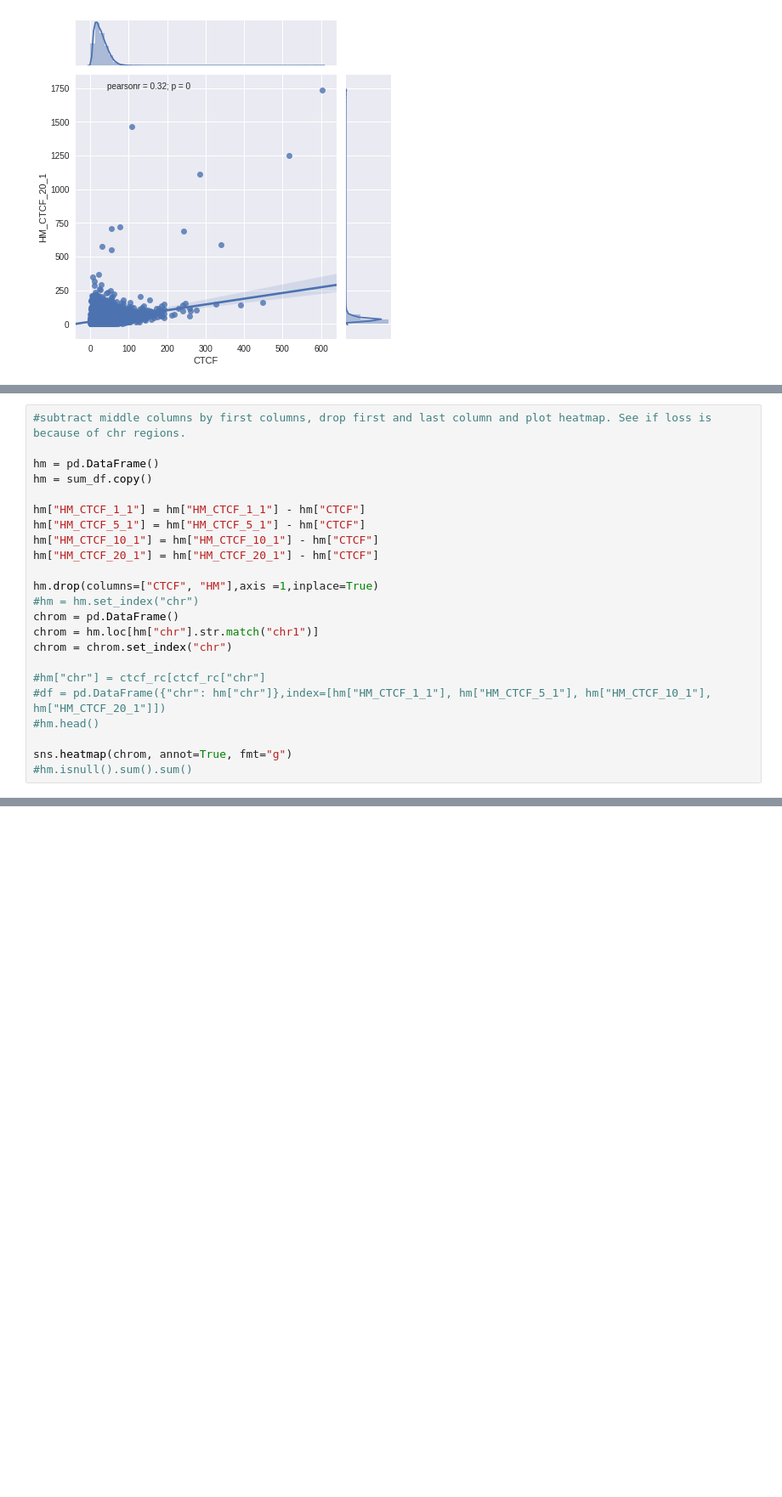
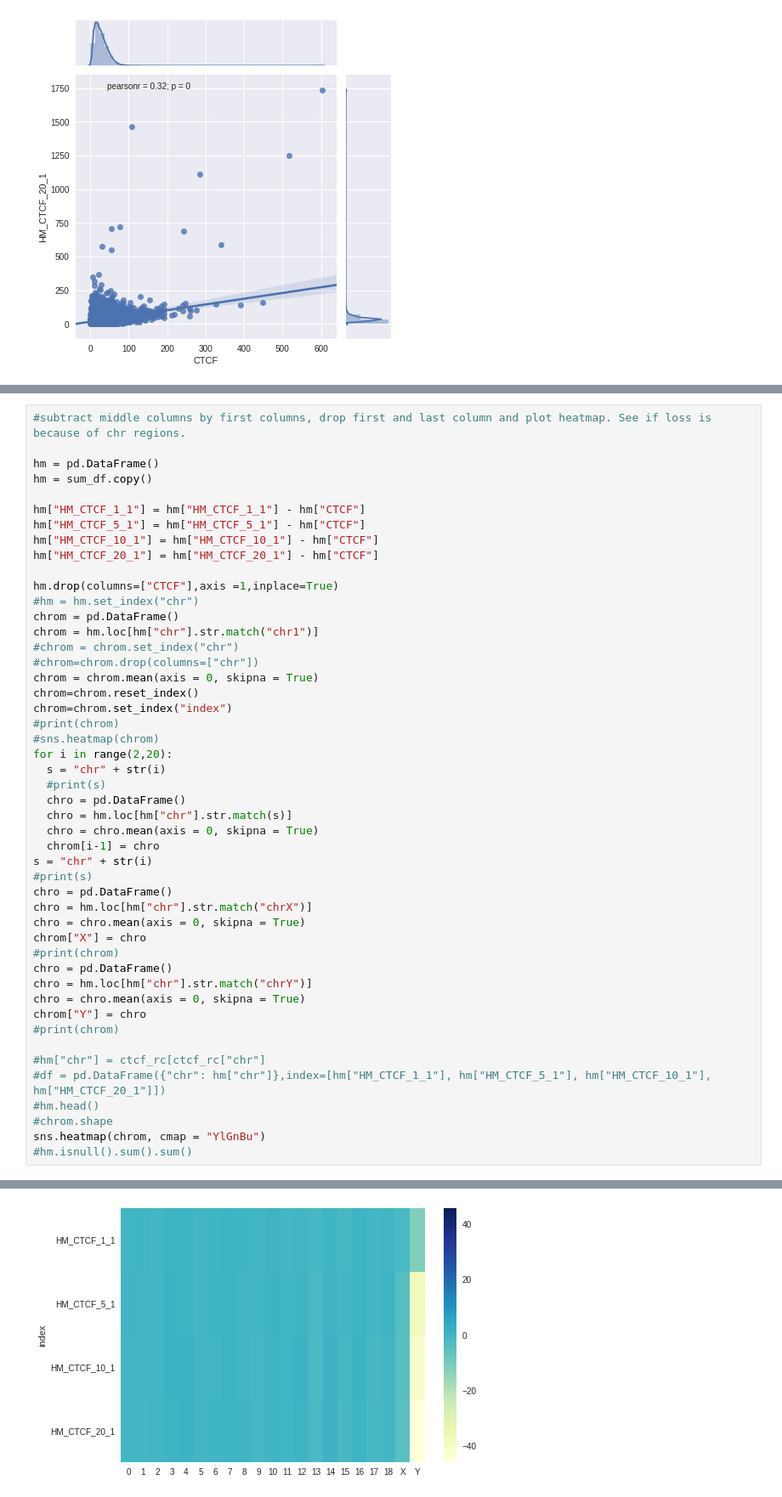
Before and after one commit to sidwekhande/spike-in, a Jupyter notebook: Data_Analysis_of_a_ChIP_seq_spike_in_reference.ipynb, the cells around one changed output, grey strips where cells are left out. Shown at 85% size. Drawn from its saved outputs; the diff is of its cells as text; blank space fills up the shorter version.

```diff
--- a/Data_Analysis_of_a_ChIP_seq_spike_in_reference.ipynb
+++ b/Data_Analysis_of_a_ChIP_seq_spike_in_reference.ipynb
@@ -315,16 +224,41 @@ hm["HM_CTCF_5_1"] = hm["HM_CTCF_5_1"] - hm["CTCF"]
 hm["HM_CTCF_10_1"] = hm["HM_CTCF_10_1"] - hm["CTCF"]
 hm["HM_CTCF_20_1"] = hm["HM_CTCF_20_1"] - hm["CTCF"]
 
-hm.drop(columns=["CTCF", "HM"],axis =1,inplace=True)
+hm.drop(columns=["CTCF"],axis =1,inplace=True)
 #hm = hm.set_index("chr")
 chrom = pd.DataFrame()
 chrom = hm.loc[hm["chr"].str.match("chr1")]
-chrom = chrom.set_index("chr")
+#chrom = chrom.set_index("chr")
+#chrom=chrom.drop(columns=["chr"])
+chrom = chrom.mean(axis = 0, skipna = True)
+chrom=chrom.reset_index()
+chrom=chrom.set_index("index")
+#print(chrom)
+#sns.heatmap(chrom)
+for i in range(2,20):
+  s = "chr" + str(i)
+  #print(s)
+  chro = pd.DataFrame()
+  chro = hm.loc[hm["chr"].str.match(s)]
+  chro = chro.mean(axis = 0, skipna = True)
+  chrom[i-1] = chro
+s = "chr" + str(i)
+#print(s)
+chro = pd.DataFrame()
+chro = hm.loc[hm["chr"].str.match("chrX")]
+chro = chro.mean(axis = 0, skipna = True)
+chrom["X"] = chro
+#print(chrom)
+chro = pd.DataFrame()
+chro = hm.loc[hm["chr"].str.match("chrY")]
+chro = chro.mean(axis = 0, skipna = True)
+chrom["Y"] = chro
+#print(chrom)
 
 #hm["chr"] = ctcf_rc[ctcf_rc["chr"]
 #df = pd.DataFrame({"chr": hm["chr"]},index=[hm["HM_CTCF_1_1"], hm["HM_CTCF_5_1"], hm["HM_CTCF_10_1"], hm["HM_CTCF_20_1"]])
 #hm.head()
-
-sns.heatmap(chrom, annot=True, fmt="g")
+#chrom.shape
+sns.heatmap(chrom, cmap = "YlGnBu")
 #hm.isnull().sum().sum()
 # %% [output]
@@ -331,0 +266 @@ KeyboardInterrupt: ignored
+[figure, added]
```
Also changed, not shown: parts of 19 cells of this notebook.
